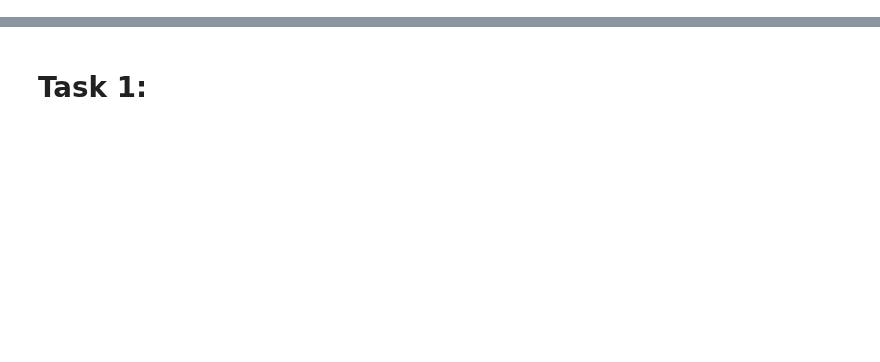
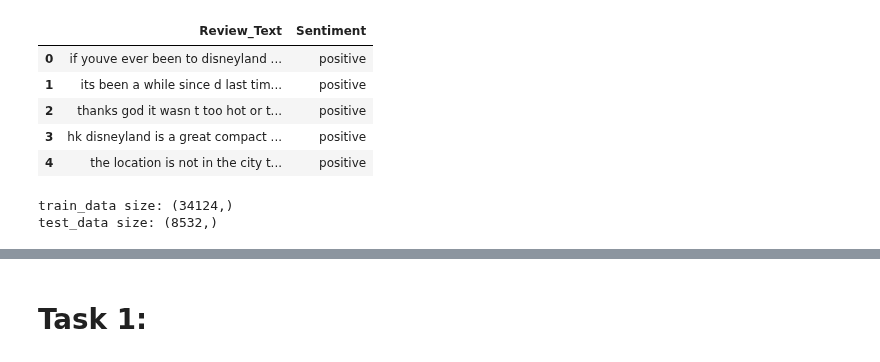
Before and after one commit to rashed-alkhathlan/NaturalLanguageProcessing, a Jupyter notebook: Lab4/Lab4.ipynb, the cells around one changed output, grey strips where cells are left out. Saved outputs shown, nothing was run; the diff lists cells and outputs as text; code cells hidden in the pictures; blank space fills up the shorter version.

```diff
--- a/Lab4/Lab4.ipynb
+++ b/Lab4/Lab4.ipynb
@@ -117,0 +79,30 @@ df
+# %%
+# Import necessary libraries
+import re
+import nltk
+
+def preprocess_text(text):
+
+    # 1. Convert text to lowercase
+    text = text.lower()
+
+    # 2. Remove punctuation and special characters
+    text = re.sub(r'[^a-z\s]', '', text)
+
+    # 3. Tokenize the text
+    words = text.split()
+
+    return ' '.join(words)
+
+# Apply preprocessing to the review text
+data['Review_Text'] = data['Review_Text'].apply(preprocess_text)
+
+# Display cleaned reviews
+data[['Review_Text', 'Sentiment']].head()
+# %% [output]
+|  | Review_Text | Sentiment |
+| 0 | if youve ever been to disneyland ... | positive |
+| 1 | its been a while since d last tim... | positive |
+| 2 | thanks god it wasn t too hot or t... | positive |
+| 3 | hk disneyland is a great compact ... | positive |
+| 4 | the location is not in the city t... | positive |
@@ -117,0 +122,6 @@ df
+# %%
+print(f"train_data size: {train_data.shape}")
+print(f"test_data size: {test_data.shape}")
+# %% [output]
+train_data size: (34124,)
+test_data size: (8532,)
```
Also changed, not shown: parts of 52 cells of this notebook, 4 other files.
